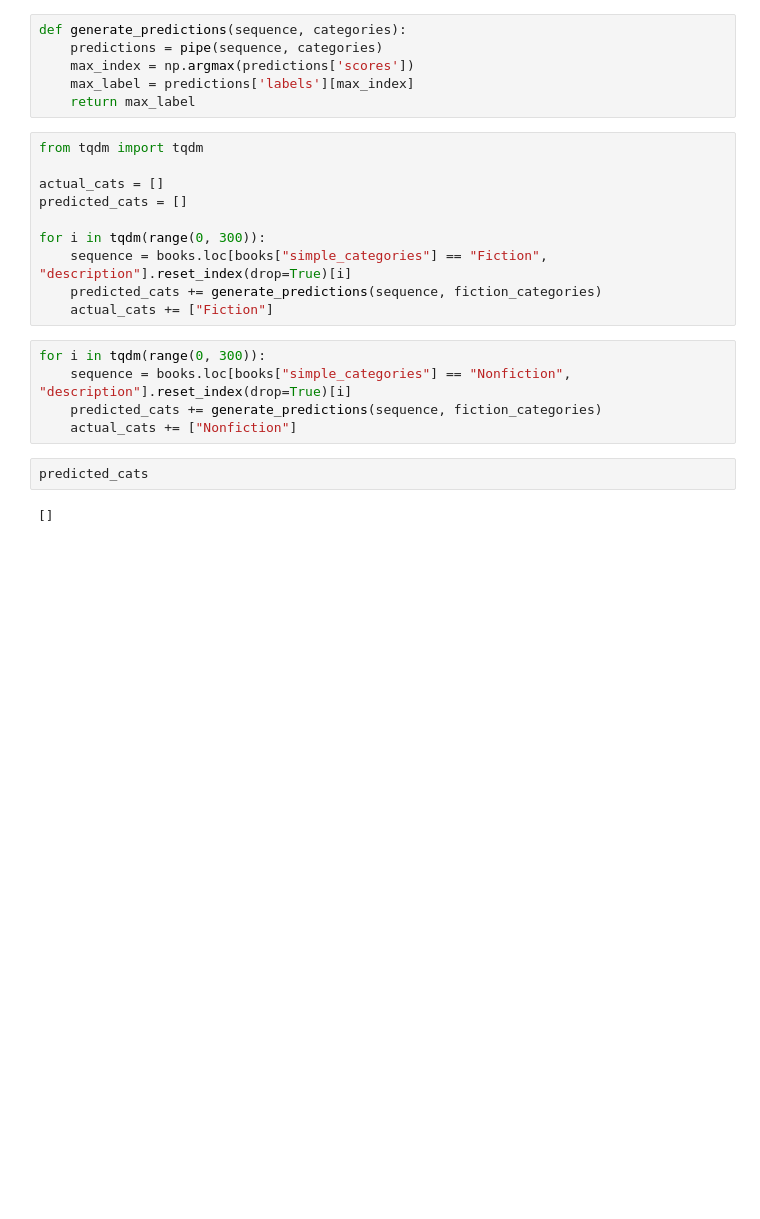
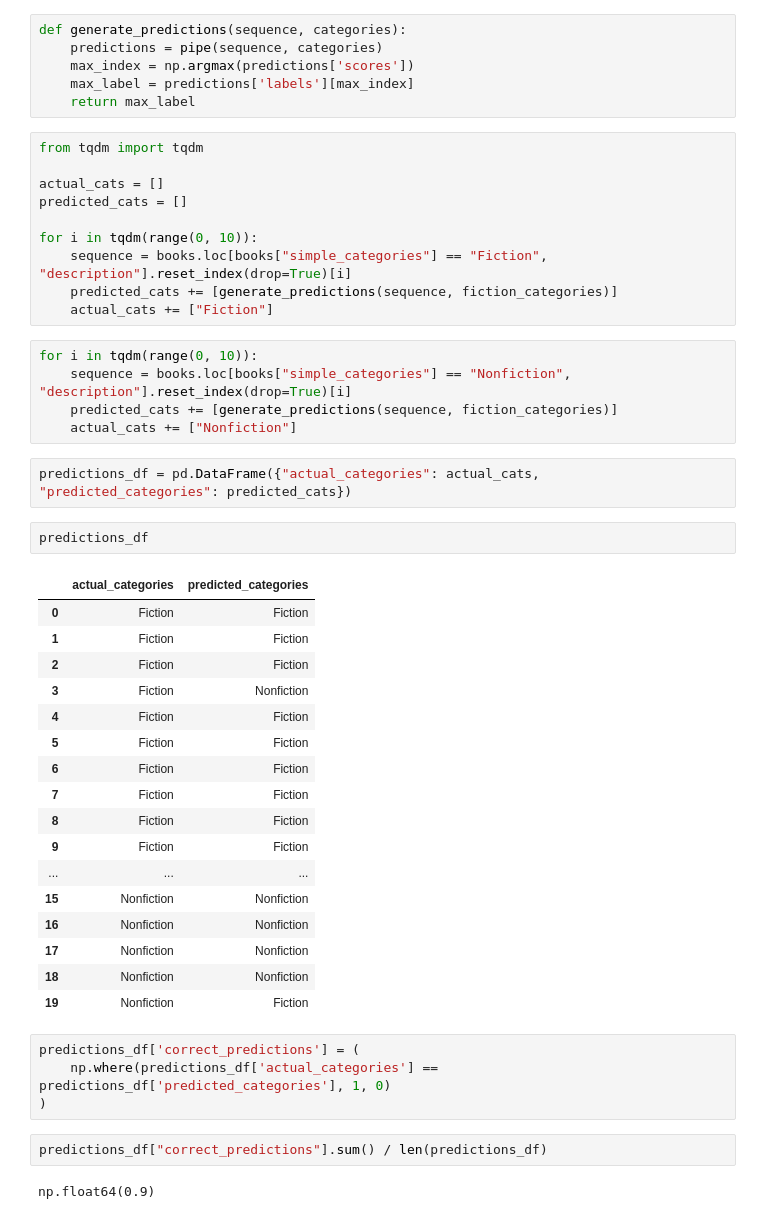
Before and after one commit to FelipeZunigaN/Book-Recommender, a Jupyter notebook: notebook/text-classification.ipynb, the cells around one changed output. Cells and saved outputs as stored; diff of their text form; blank space fills up the shorter version.

```diff
--- a/notebook/text-classification.ipynb
+++ b/notebook/text-classification.ipynb
@@ -94,16 +94,42 @@ from tqdm import tqdm
 actual_cats = []
 predicted_cats = []
 
-for i in tqdm(range(0, 300)):
+for i in tqdm(range(0, 10)):
     sequence = books.loc[books["simple_categories"] == "Fiction", "description"].reset_index(drop=True)[i]
-    predicted_cats += generate_predictions(sequence, fiction_categories)
+    predicted_cats += [generate_predictions(sequence, fiction_categories)]
     actual_cats += ["Fiction"]
 # %%
-for i in tqdm(range(0, 300)):
+for i in tqdm(range(0, 10)):
     sequence = books.loc[books["simple_categories"] == "Nonfiction", "description"].reset_index(drop=True)[i]
-    predicted_cats += generate_predictions(sequence, fiction_categories)
+    predicted_cats += [generate_predictions(sequence, fiction_categories)]
     actual_cats += ["Nonfiction"]
 # %%
-predicted_cats
+predictions_df = pd.DataFrame({"actual_categories": actual_cats, "predicted_categories": predicted_cats})
-# %% [output]
-[]
+# %%
+predictions_df
+# %% [output]
+|  | actual_categories | predicted_categories |
+| 0 | Fiction | Fiction |
+| 1 | Fiction | Fiction |
+| 2 | Fiction | Fiction |
+| 3 | Fiction | Nonfiction |
+| 4 | Fiction | Fiction |
+| 5 | Fiction | Fiction |
+| 6 | Fiction | Fiction |
+| 7 | Fiction | Fiction |
+| 8 | Fiction | Fiction |
+| 9 | Fiction | Fiction |
+| ... | ... | ... |
+| 15 | Nonfiction | Nonfiction |
+| 16 | Nonfiction | Nonfiction |
+| 17 | Nonfiction | Nonfiction |
+| 18 | Nonfiction | Nonfiction |
+| 19 | Nonfiction | Fiction |
+# %%
+predictions_df['correct_predictions'] = (
+    np.where(predictions_df['actual_categories'] == predictions_df['predicted_categories'], 1, 0)
+)
+# %%
+predictions_df["correct_predictions"].sum() / len(predictions_df)
+# %% [output]
+np.float64(0.9)
```
Also changed, not shown: parts of 6 cells of this notebook, 1 other file.
